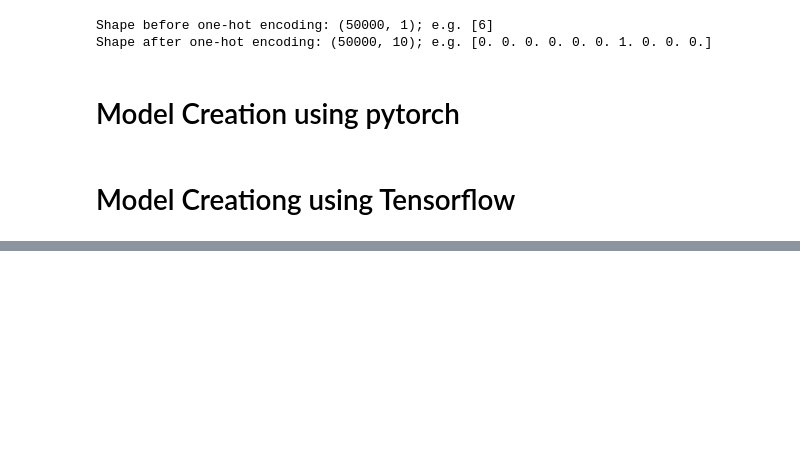
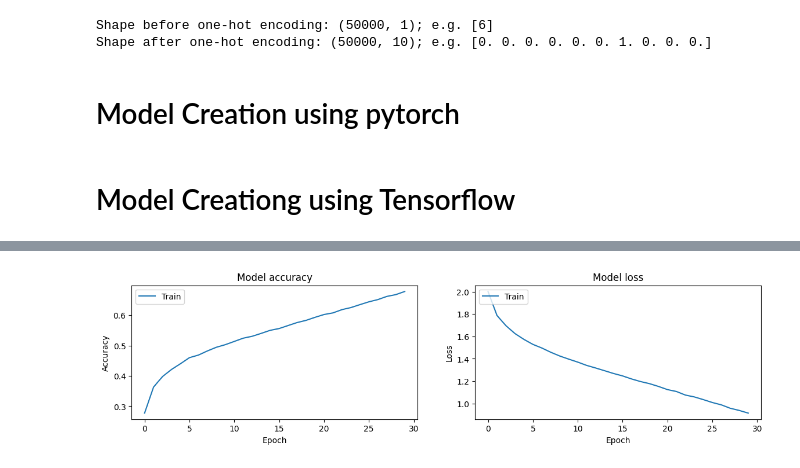
Before and after one commit to lakshmipriya-ragupathi/deep-learning, a Jupyter notebook: Week_4/cifar-10-image-identification-using-ann.ipynb, the cells around one changed output, grey strips where cells are left out. Drawn from its saved outputs; the diff is of its cells as text; code cells hidden in the pictures; blank space fills up the shorter version.

```diff
--- a/Week_4/cifar-10-image-identification-using-ann.ipynb
+++ b/Week_4/cifar-10-image-identification-using-ann.ipynb
@@ -112,0 +251,7 @@ class NeuralNetwork(torch.nn.Module):
+# %%
+#Compiling the model
+model.compile(loss="categorical_crossentropy",
+              optimizer="sgd",
+              metrics = ['accuracy'])
+# %%
+history = model.fit(X_train, Y_train, batch_size=100, epochs=30)
@@ -112,0 +276,24 @@ class NeuralNetwork(torch.nn.Module):
+# %%
+import matplotlib.pyplot as plt
+
+# Plot training & validation accuracy values
+plt.figure(figsize=(14,3))
+
+plt.subplot(1, 2, 1)
+plt.plot(history.history['accuracy'])
+plt.title('Model accuracy')
+plt.ylabel('Accuracy')
+plt.xlabel('Epoch')
+plt.legend(['Train'], loc='upper left')
+
+# Plot training & validation loss values
+plt.subplot(1, 2, 2)
+plt.plot(history.history['loss'])
+plt.title('Model loss')
+plt.ylabel('Loss')
+plt.xlabel('Epoch')
+plt.legend(['Train'], loc='upper left')
+
+plt.show()
+# %% [output]
+[figure, added]
```
Also changed, not shown: parts of 14 cells of this notebook.
